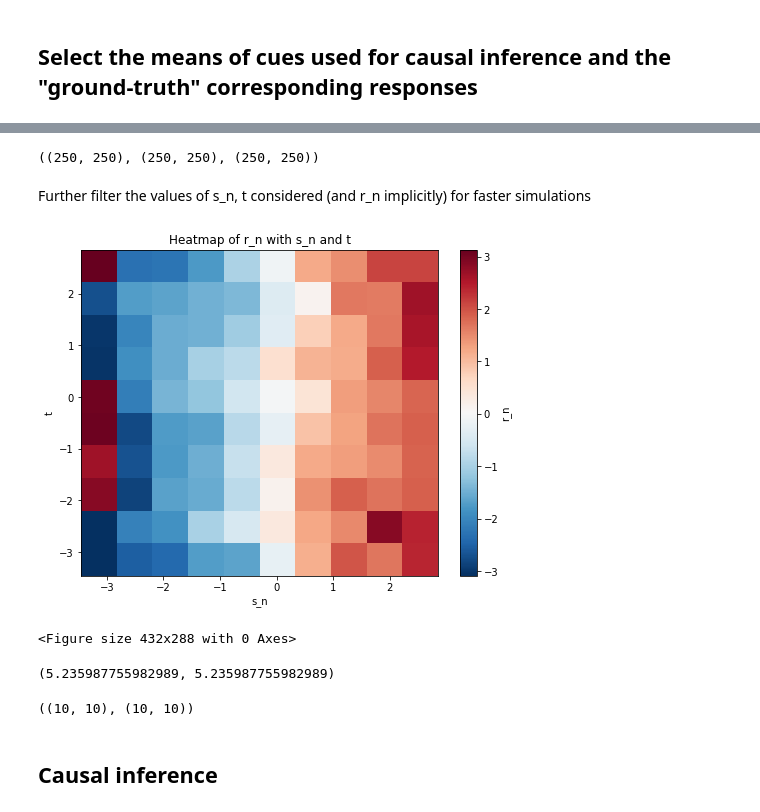
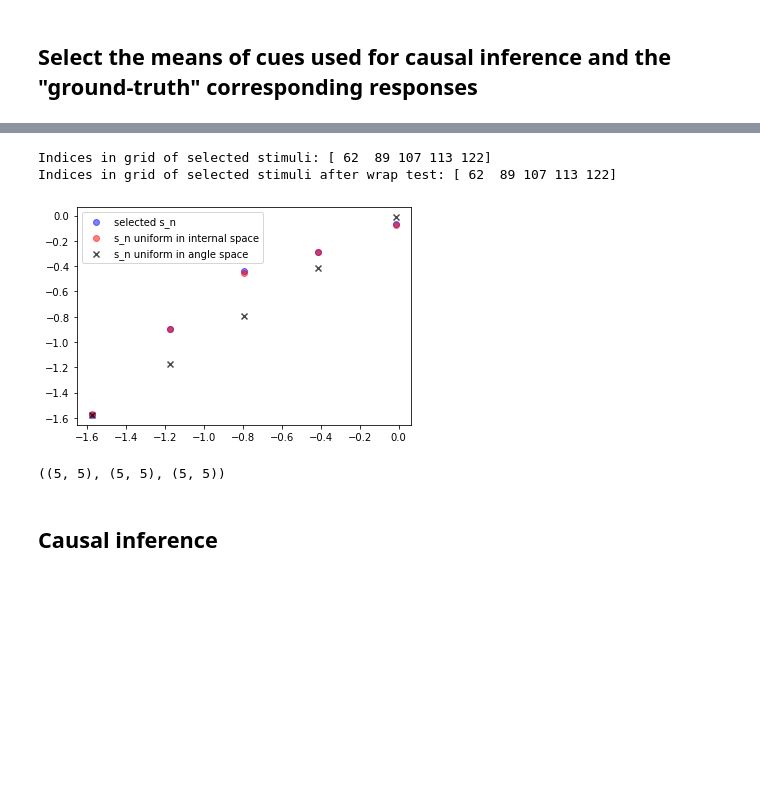
Before and after one commit to ak47na/multisensory_causal_inference, a Jupyter notebook: example_custom_causal_inference.ipynb, the cells around one changed output, grey strips where cells are left out. Drawn from its saved outputs; the diff is of its cells as text; code cells hidden in the pictures; blank space fills up the shorter version.

```diff
--- a/example_custom_causal_inference.ipynb
+++ b/example_custom_causal_inference.ipynb
@@ -14,11 +15,10 @@ import forward_models_causal_inference
 # %% [markdown]
 ## Setup
 # %%
-num_sim = 1000
+num_sim = 10000 # number of samples to simulate causal inference on
 D = 250  # grid dimension
-angle_gam_data_path = 'D:/AK_Q1_2024/Gatsby/data/base_bayesian_contour_1_circular_gam/base_bayesian_contour_1_circular_gam.pkl'
-unif_fn_data_path='D:/AK_Q1_2024/Gatsby/uniform_model_base_inv_kappa_free.pkl'
-p_commons = [0, .2, .5, .7, 1]
+angle_gam_data_path = './base_bayesian_contour_1_circular_gam.pkl'
+unif_fn_data_path='./uniform_model_base_inv_kappa_free.pkl'
 
 causal_inference_estimator = forward_models_causal_inference.CausalEstimator(
     model=CustomCausalInference(decision_rule='mean'),
@@ -34,31 +32,48 @@ Get the s_n, t, r_n(s_n, t) values of interest
-# %%
-s_n, t, r_n = utils.get_s_n_and_t(causal_inference_estimator.grid,
-                                   causal_inference_estimator.gam_data)
-s_n.shape, t.shape, r_n.shape
-# %% [output]
-((250, 250), (250, 250), (250, 250))
-# %% [markdown]
-Further filter the values of s_n, t considered (and r_n implicitly) for faster simulations
-# %%
-num_means = 10
-step=len(s_n)//num_means
-indices = np.arange(0, s_n.shape[0], step=step)
-mu_x_dim = len(indices)
-s_n = s_n[indices][:, indices]
-t = t[indices][:, indices]
-r_n = r_n[indices][:, indices]
-plots.heatmap_f_s_n_t(f_s_n_t=r_n, s_n=s_n, t=t, f_name='r_n')
-# %% [output]
-[figure, removed]
-<Figure size 432x288 with 0 Axes>
-# %%
-(-np.pi/3)%(2*np.pi), 2*np.pi-np.pi/3
-# %% [output]
-(5.235987755982989, 5.235987755982989)
-# %%
-s_n.shape, t.shape
-# %% [output]
-((10, 10), (10, 10))
+# %%
+num_means = 5
+grid_sz = num_means**2
+# Select indices from quadrant [-np.pi/2, 0)
+indices = 250 // 4 + utils.select_evenly_spaced_integers(num=num_means,
+                                                        start=0,
+                                                        end=250 // 4)
+stimuli = np.linspace(-np.pi, np.pi, D)
+selected_internal_stimuli = stimuli[indices] # Uniform stimuli in internal space due to evenly spaced integer indices
+# Convert to angles because data is in angle space
+selected_stimuli = unif_map.unif_space_to_angle_space(selected_internal_stimuli)
+# Bin the angles to the 250 discrete angle values in our dataset
+grid_indices_selected_stimuli = utils.select_closest_values(
+    array=stimuli, # Uniformly spaced angles in [-np.pi, np.pi]
+    selected_values=selected_stimuli,
+    distance_function=utils.circular_dist)
+print(f'Indices in grid of selected stimuli: {grid_indices_selected_stimuli}')
+# Handle the wrap
+if (grid_indices_selected_stimuli[0] == 0) and (grid_indices_selected_stimuli[-1] == 0):
+    grid_indices_selected_stimuli[-1] = D - 1
+grid_indices_selected_stimuli = np.sort(grid_indices_selected_stimuli)
+grid_indices_selected_stimuli = np.unique(grid_indices_selected_stimuli)
+print(f'Indices in grid of selected stimuli after wrap test: {grid_indices_selected_stimuli}')
+plt.scatter(selected_internal_stimuli, stimuli[grid_indices_selected_stimuli],
+                        label='selected s_n', alpha=.5, c='b')
+plt.scatter(selected_internal_stimuli, selected_stimuli,
+            label='s_n uniform in internal space', alpha=.5, c='r')
+plt.scatter(selected_internal_stimuli, selected_internal_stimuli,
+            alpha=.7, c='k', marker='x', label='s_n uniform in angle space')
+plt.legend()
+plt.show()
+# %% [output]
+Indices in grid of selected stimuli: [ 62  89 107 113 122]
+Indices in grid of selected stimuli after wrap test: [ 62  89 107 113 122]
+[figure, added]
+# %%
+t_index = 2 # regressor index (0: r_{n-1}, 1: s_{n-1}, 2: uncued, 3: match)
+r_n = causal_inference_estimator.gam_data['full_pdf_mat'][grid_indices_selected_stimuli, :, t_index]
+r_n = r_n[:, grid_indices_selected_stimuli]
+t, s_n = np.meshgrid(stimuli[grid_indices_selected_stimuli],
+                        stimuli[grid_indices_selected_stimuli],
+                        indexing='ij')
+t.shape, s_n.shape, r_n.shape
+# %% [output]
+((5, 5), (5, 5), (5, 5))
 # %% [markdown]
 ## Causal inference
 # %% [markdown]
```
Also changed, not shown: parts of 15 cells of this notebook, 5 other files.
